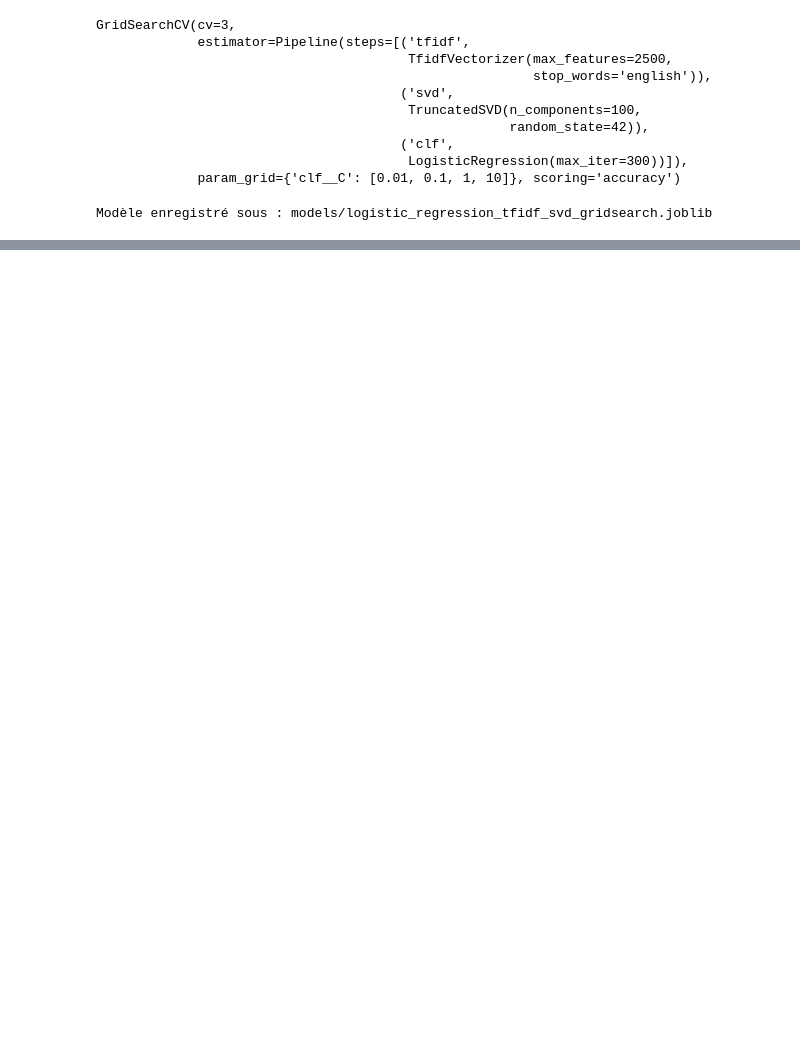
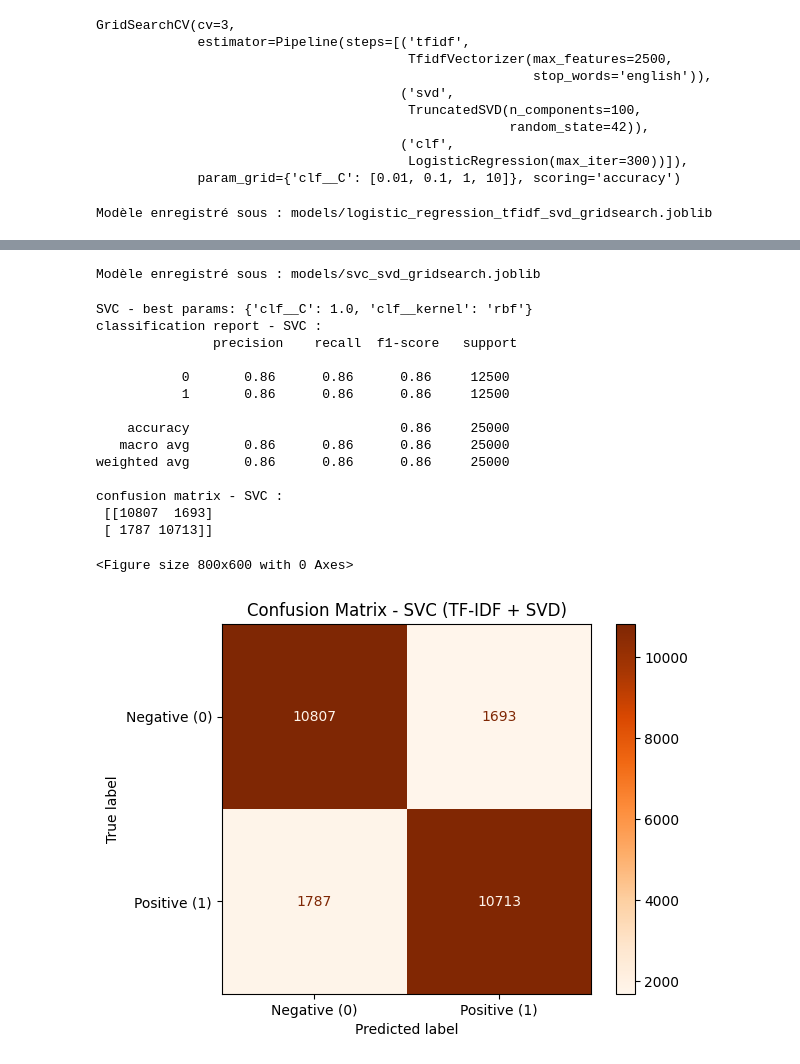
Before and after one commit to tonylauze/ensae_3A_S2_NLP, a Jupyter notebook: 2_prediction_benchmark_LSA.ipynb, the cells around one changed output, grey strips where cells are left out. Drawn from its saved outputs; the diff is of its cells as text; code cells hidden in the pictures; blank space fills up the shorter version.

```diff
--- a/2_prediction_benchmark_LSA.ipynb
+++ b/2_prediction_benchmark_LSA.ipynb
@@ -156,0 +189,48 @@ grid_nb.fit(X_train, y_train)
+# %%
+# saving the trained model
+
+model_filename = "models/svc_svd_gridsearch.joblib"
+joblib.dump(grid_svc, model_filename)
+print(f"Modèle enregistré sous : {model_filename}")
+# %% [output]
+Modèle enregistré sous : models/svc_svd_gridsearch.joblib
+# %%
+"""Evaluation of the model"""
+
+# load the model
+loaded_model = joblib.load("models/svc_svd_gridsearch.joblib")
+
+# make predictions on the test set
+y_pred_nb = loaded_model.predict(X_test)
+
+# show results
+print("SVC - best params:", loaded_model.best_params_)
+print("classification report - SVC :\n", classification_report(y_test, y_pred_nb))
+print("confusion matrix - SVC :\n", confusion_matrix(y_test, y_pred_nb))
+
+# plot and save the confusion matrix
+cm = confusion_matrix(y_test, y_pred_nb)
+disp = ConfusionMatrixDisplay(confusion_matrix=cm, display_labels=['Negative (0)', 'Positive (1)'])
+
+plt.figure(figsize=(8, 6))
+disp.plot(cmap=plt.cm.Oranges, values_format='d')
+plt.title('Confusion Matrix - SVC (TF-IDF + SVD)')
+plt.savefig('output/confusion_matrix_svc.png')
+plt.show()
+# %% [output]
+SVC - best params: {'clf__C': 1.0, 'clf__kernel': 'rbf'}
+classification report - SVC :
+               precision    recall  f1-score   support
+
+           0       0.86      0.86      0.86     12500
+           1       0.86      0.86      0.86     12500
+
+    accuracy                           0.86     25000
+   macro avg       0.86      0.86      0.86     25000
+weighted avg       0.86      0.86      0.86     25000
+
+confusion matrix - SVC :
+ [[10807  1693]
+ [ 1787 10713]]
+<Figure size 800x600 with 0 Axes>
+[figure, added]
```
Also changed, not shown: parts of 13 cells of this notebook, 7 other files.
